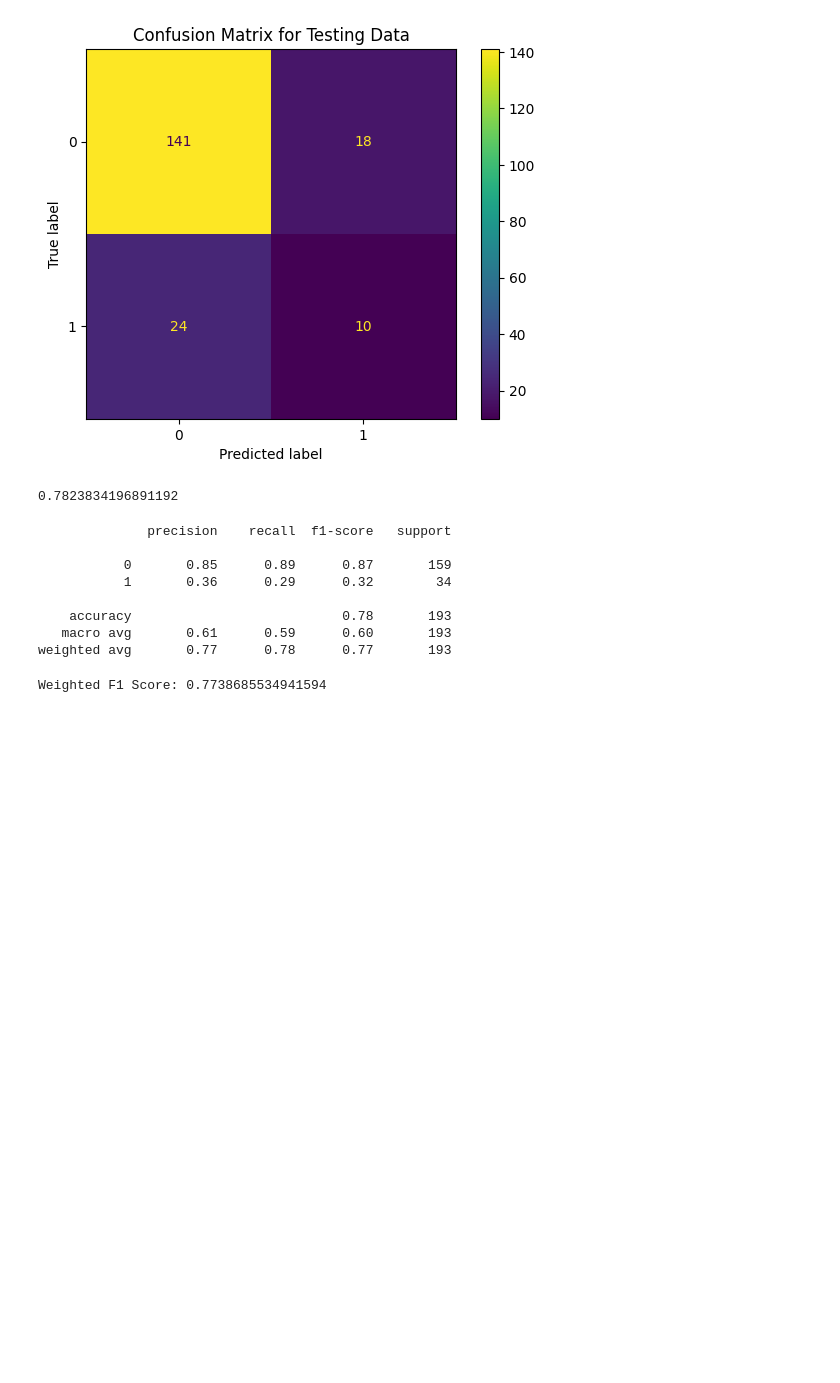
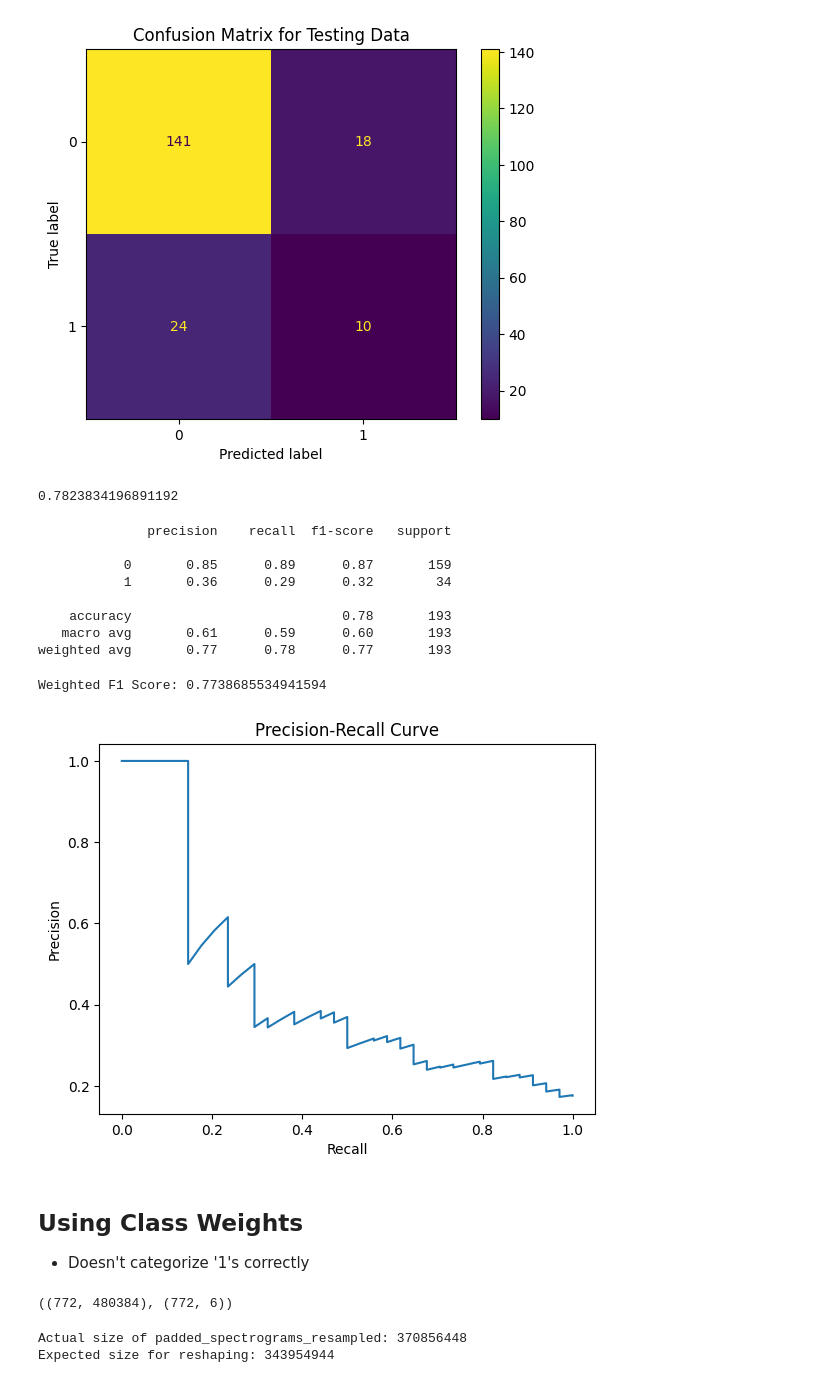
Before and after one commit to opheliasin/covid-detection, a Jupyter notebook: Workbook.ipynb, the cells around one changed output. Drawn from its saved outputs; the diff is of its cells as text; code cells hidden in the pictures; blank space fills up the shorter version.

Commit message:
Ran experiemnts with just class weights

```diff
--- a/Workbook.ipynb
+++ b/Workbook.ipynb
@@ -1224,3 +1181,19 @@ weighted_f1 = f1_score(y_test, y_pred_test_binary, average='weighted')
 print(f"Weighted F1 Score: {weighted_f1}")
 # %% [output]
 Weighted F1 Score: 0.7738685534941594
+# %%
+from sklearn.metrics import precision_recall_curve
+
+precision, recall, thresholds = precision_recall_curve(y_test, y_pred_test)
+
+plt.plot(recall, precision)
+plt.xlabel('Recall')
+plt.ylabel('Precision')
+plt.title('Precision-Recall Curve')
+plt.show()
+# %% [output]
+[figure, added]
+# %% [markdown]
+## Using Class Weights
+
+- Doesn't categorize '1's correctly
@@ -1226,0 +1216,14 @@ Weighted F1 Score: 0.7738685534941594
+# %%
+padded_spectrograms_resampled.shape, other_features_resampled.shape
+# %% [output]
+((772, 480384), (772, 6))
+# %%
+# Verify actual size
+print("Actual size of padded_spectrograms_resampled:", padded_spectrograms_resampled.size)
+
+# Calculate expected size
+expected_size = 716 * 128 * (max_time_frames * 3) * 1
+print("Expected size for reshaping:", expected_size)
+# %% [output]
+Actual size of padded_spectrograms_resampled: 370856448
+Expected size for reshaping: 343954944
```
Also changed, not shown: parts of 35 cells of this notebook.
